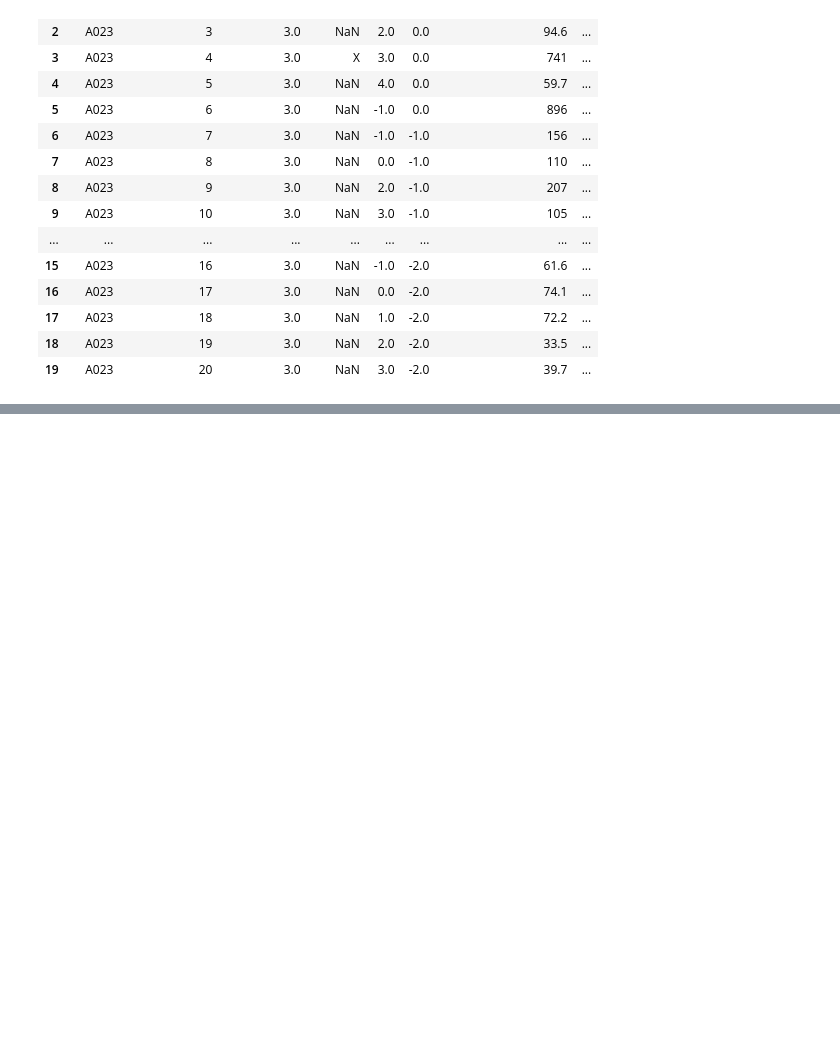
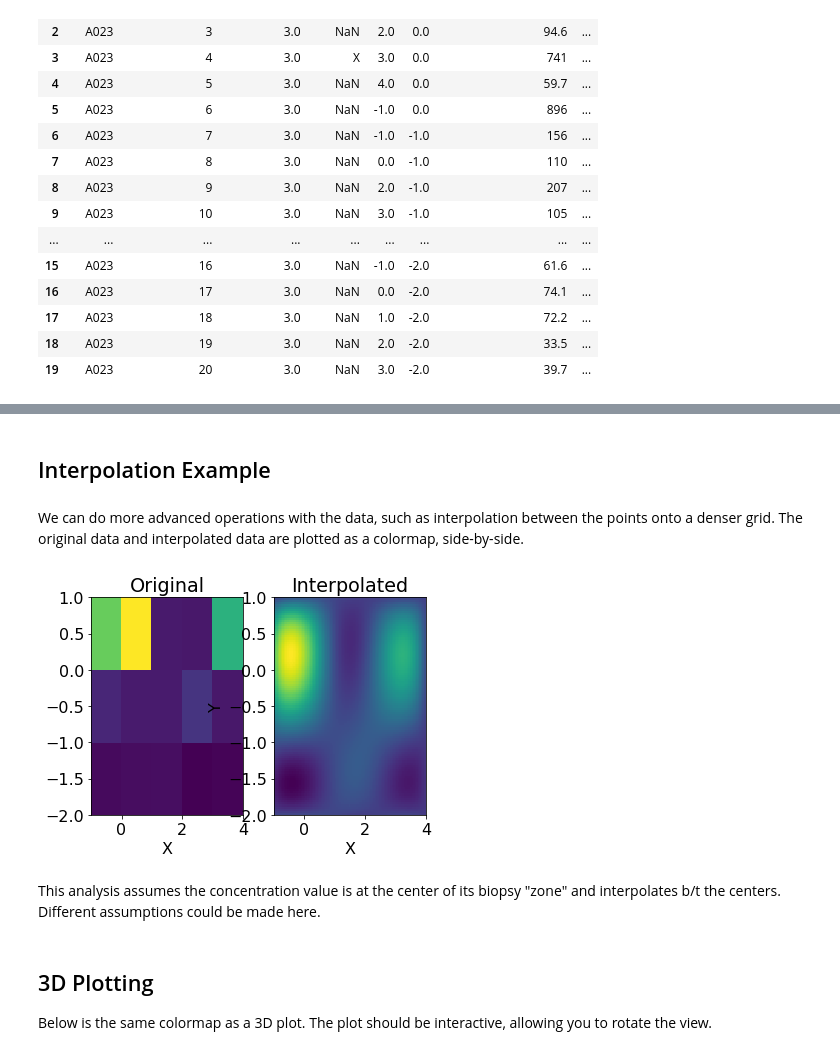
Before and after one commit to PKD-Alessa/Heatmapping, a Jupyter notebook: ALSA-2101 Heat Mapping.ipynb, the cells around one changed output, grey strips where cells are left out. Drawn from its saved outputs; the diff is of its cells as text; code cells hidden in the pictures; blank space fills up the shorter version.

Commit message:
Completed example analysis

```diff
--- a/ALSA-2101 Heat Mapping.ipynb
+++ b/ALSA-2101 Heat Mapping.ipynb
@@ -145,0 +106,39 @@ for i, txt in enumerate(z):
+# %% [markdown]
+## Interpolation Example
+# %% [markdown]
+We can do more advanced operations with the data, such as interpolation between the points onto a denser grid. The original data and interpolated data are plotted as a colormap, side-by-side.
+# %%
+#plot gridded data with a colormap
+#peform interpolation to smooth between data points
+
+#convert Nan values to 0 for the interpolation
+Z1[np.isnan(Z1)]=0
+
+#perform the interpolation for a denser grid
+x2 = np.linspace(min(x), max(x), 100)
+y2 = np.linspace(min(y), max(y), 100)
+f = interp2d(x1, y1, Z1, kind = 'cubic')
+Z2 = f(x2, y2)
+
+#plot original and interpolated data
+fig, ax = plt.subplots(nrows=1, ncols=2)
+ax[0].pcolormesh(X1, Y1, Z1)
+
+X2, Y2 = np.meshgrid(x2, y2)
+ax[1].pcolormesh(X2, Y2, Z2 )
+
+#add x and y axis labels
+ax[1].set_xlabel('X')
+ax[0].set_xlabel('X')
+ax[1].set_ylabel('Y')
+ax[0].set_title('Original')
+ax[1].set_title('Interpolated')
+
+plt.show()
+# %% [output]
+[figure, added]
+# %% [markdown]
+This analysis assumes the concentration value is at the center of its biopsy "zone" and interpolates b/t the centers. Different assumptions could be made here.
+# %% [markdown]
+## 3D Plotting
+Below is the same colormap as a 3D plot. The plot should be interactive, allowing you to rotate the view.
```
Also changed, not shown: parts of 21 cells of this notebook.
